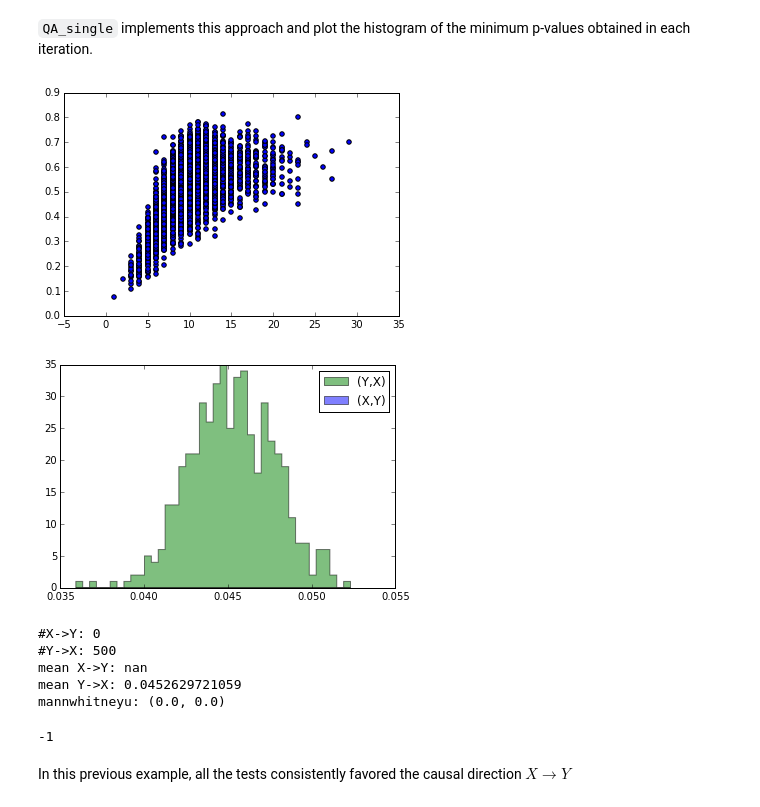
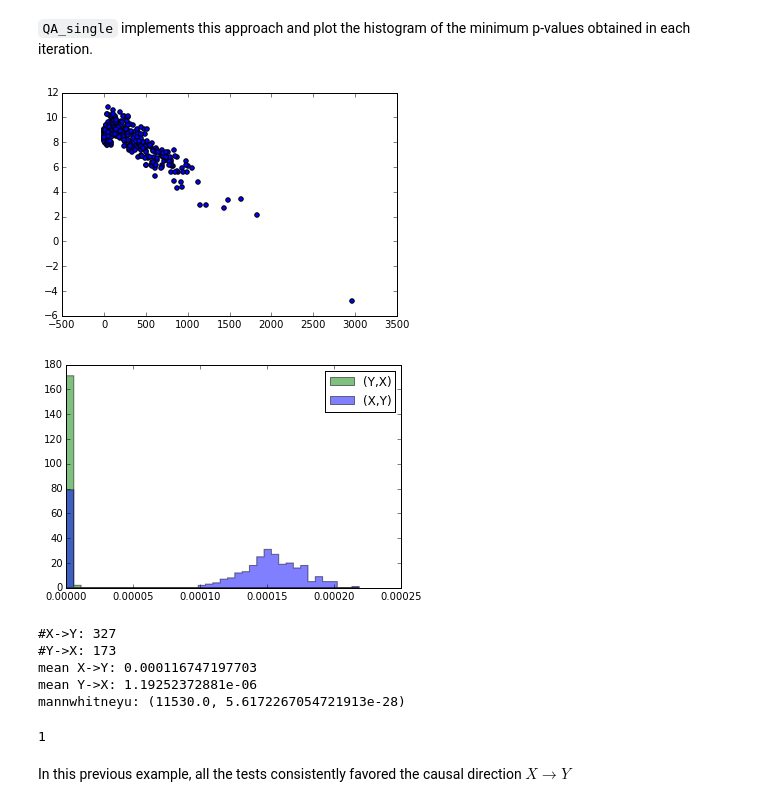
Before and after one commit to Suggestic/causation_engine, a Jupyter notebook: causationnb.ipynb, the cells around one changed output. Drawn from its saved outputs; the diff is of its cells as text; code cells hidden in the pictures.

```diff
--- a/causationnb.ipynb
+++ b/causationnb.ipynb
@@ -72,16 +72,16 @@ AMM_bagging_causality_prediction(X,Y,steps=100)
 # %% [markdown]
 `QA_single` implements this approach and plot the histogram of the minimum p-values obtained in each iteration.
 # %%
-QA_single(steps=500,dataset_fn='pairs_dataset/pair0005.txt')
+QA_single(steps=500,dataset_fn='pairs_dataset/pair0001.txt')
 # %% [output]
-[figure, old version]
+[figure, new version]
-[figure, old version]
+[figure, new version]
-#X->Y: 0
-#Y->X: 500
-mean X->Y: nan
-mean Y->X: 0.0452629721059
-mannwhitneyu: (0.0, 0.0)
+#X->Y: 327
+#Y->X: 173
+mean X->Y: 0.000116747197703
+mean Y->X: 1.19252372881e-06
+mannwhitneyu: (11530.0, 5.6172267054721913e-28)
--1
+1
 # %% [markdown]
 In this previous example, all the tests consistently favored the causal direction $X \rightarrow Y$
 # %% [markdown]
```
Also changed, not shown: parts of 2 cells of this notebook, 4 other files.
